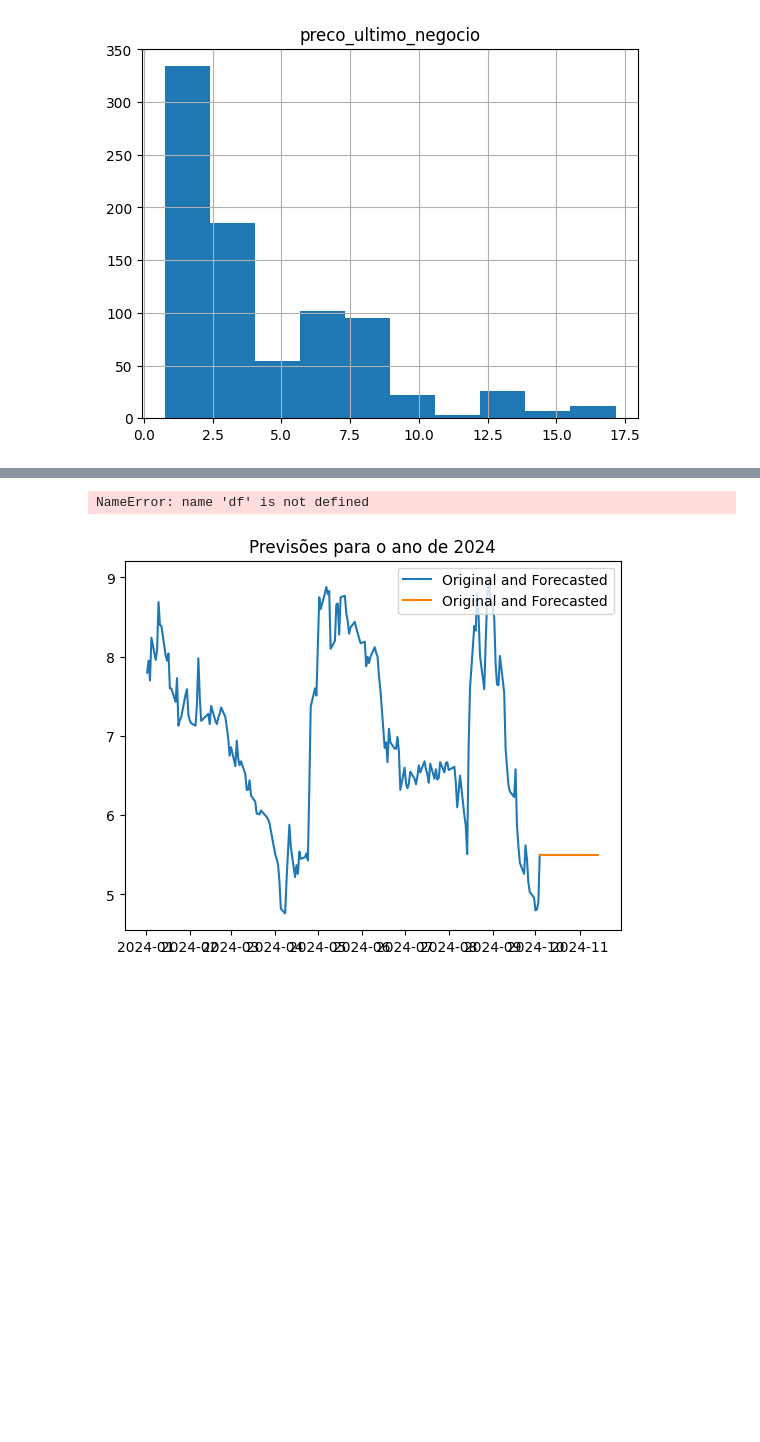
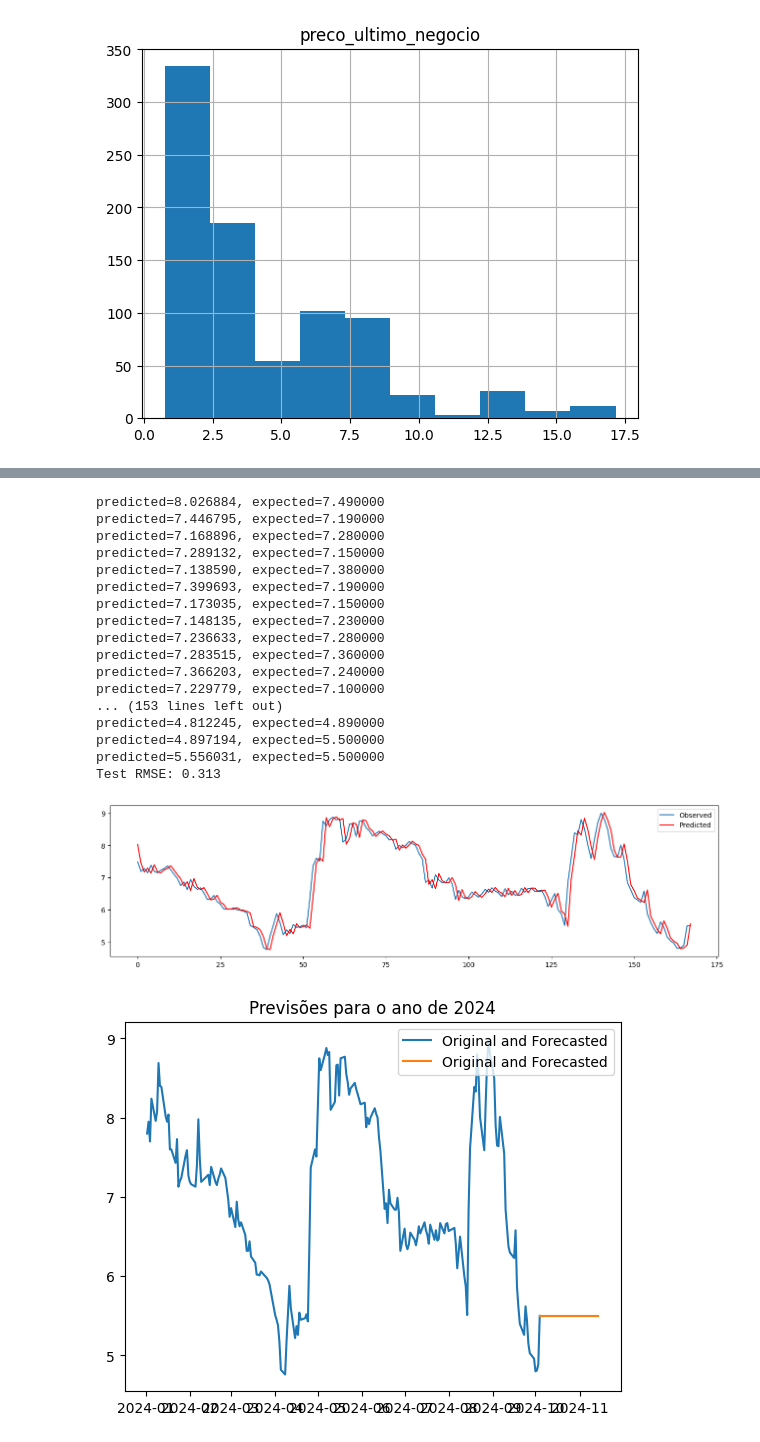
Before and after one commit to Cayros7k/pregao_forecasting, a Jupyter notebook: arima_train_model/old_models/arima_model_dotz3.ipynb, the cells around one changed output, grey strips where cells are left out. Drawn from its saved outputs; the diff is of its cells as text; code cells hidden in the pictures; blank space fills up the shorter version.

Commit message:
Update train_models + Delete last line datasets

```diff
--- a/arima_train/arima_model_dotz3.ipynb
+++ b/arima_train_model/old_models/arima_model_dotz3.ipynb
@@ -68,36 +61,50 @@ Total fit time: 2.294 seconds
 # %%
-from statsmodels.tsa.arima.model import ARIMA
-from sklearn.metrics import mean_squared_error, mean_absolute_percentage_error
-from math import sqrt
-
 X = df.values
 size = int(len(X) * 0.8)
 train, test = X[0:size], X[size:len(X)]
 history = [x for x in train]
 predictions = []
 
 # Loop de previsão
 for t in range(len(test)):
     model = ARIMA(history, order=(0,1,1))  # Substituir os parâmetros com o melhor modelo de auto_arima
     model_fit = model.fit()
 
     output = model_fit.forecast()
     yhat = output[0]
 
     predictions.append(yhat)
     obs = test[t]
     history.append(obs)
     print('predicted=%f, expected=%f' % (yhat, obs))
 
 # Cálculo do RMSE
 rmse = sqrt(mean_squared_error(test, predictions))
 print('Test RMSE: %.3f' % rmse)
 
 # Plotar os resultados
+plt.figure(figsize=(16, 4))
 plt.plot(test, label='Observed')
 plt.plot(predictions, color='red', label='Predicted')
 plt.legend()
 plt.show()
 # %% [output]
-NameError: name 'df' is not defined
+predicted=8.026884, expected=7.490000
+predicted=7.446795, expected=7.190000
+predicted=7.168896, expected=7.280000
+predicted=7.289132, expected=7.150000
+predicted=7.138590, expected=7.380000
+predicted=7.399693, expected=7.190000
+predicted=7.173035, expected=7.150000
+predicted=7.148135, expected=7.230000
+predicted=7.236633, expected=7.280000
+predicted=7.283515, expected=7.360000
+predicted=7.366203, expected=7.240000
+predicted=7.229779, expected=7.100000
+... (153 lines left out)
+predicted=4.812245, expected=4.890000
+predicted=4.897194, expected=5.500000
+predicted=5.556031, expected=5.500000
+Test RMSE: 0.313
+[figure, added]
 # %%
```
Also changed, not shown: parts of 10 cells of this notebook, 27 other files.
